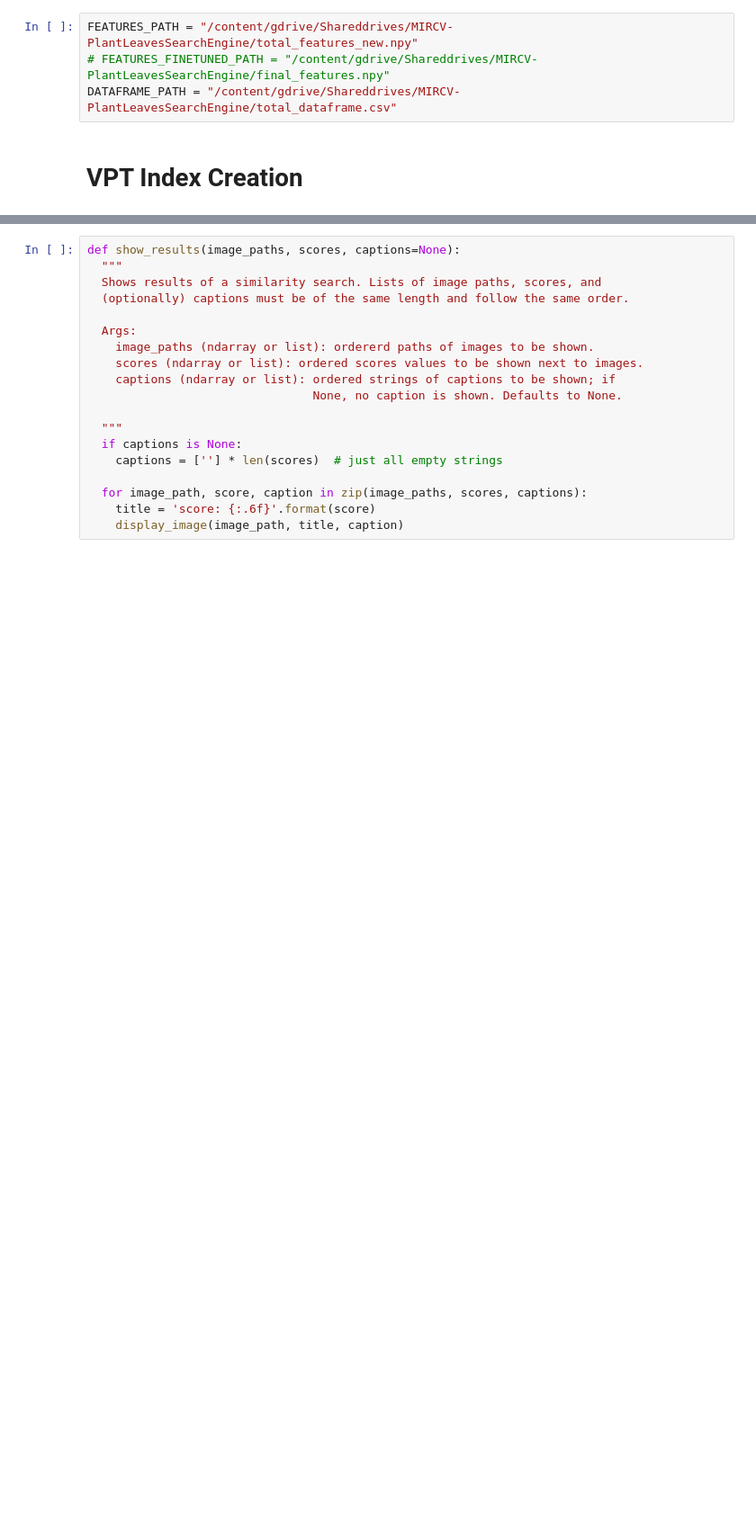
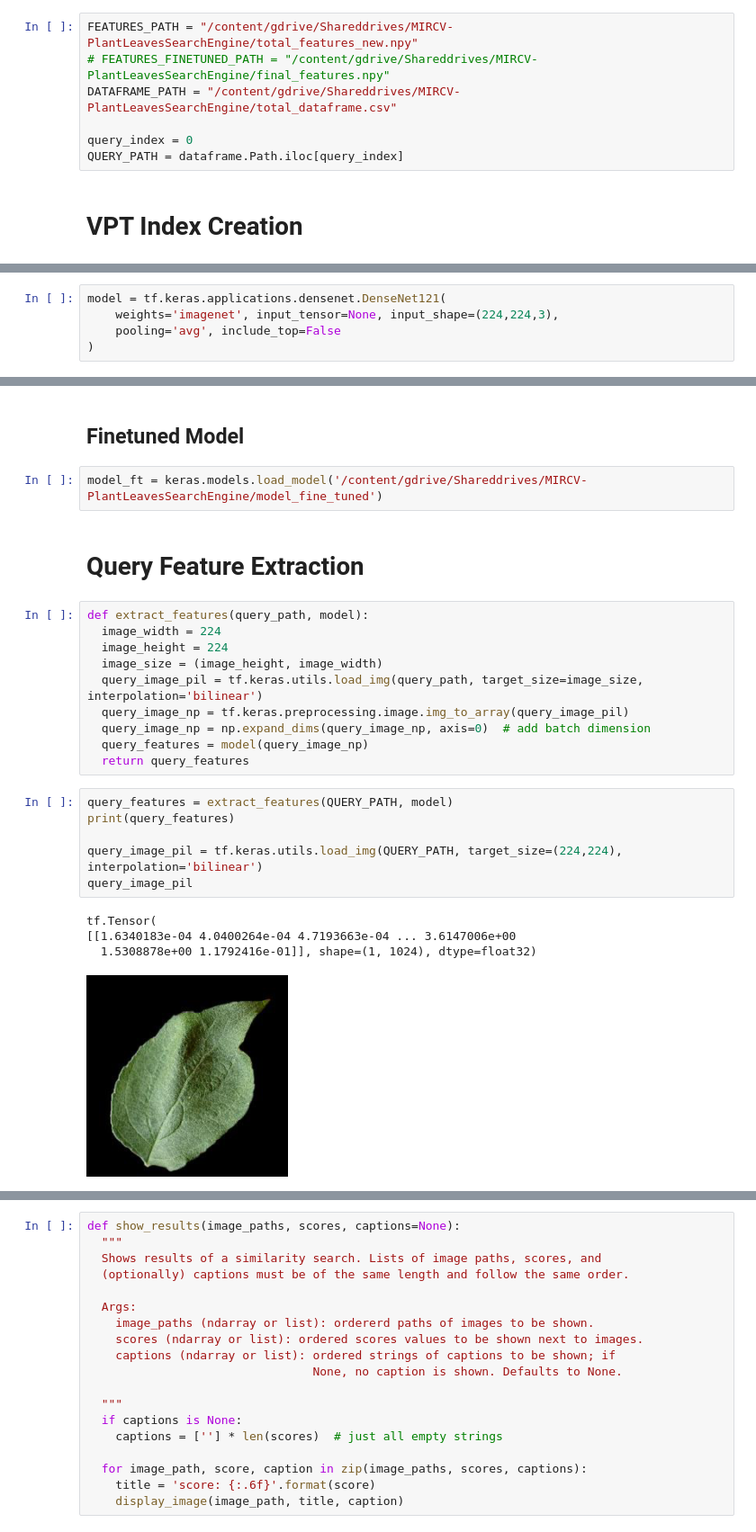
Before and after one commit to EdoardoMorucci/Plant-Leaves-Search-Engine---MIRCV, a Jupyter notebook: retrieval_system.ipynb, the cells around one changed output, grey strips where cells are left out. Shown at 90% size. Drawn from its saved outputs; the diff is of its cells as text; blank space fills up the shorter version.

```diff
--- a/retrieval_system.ipynb
+++ b/retrieval_system.ipynb
@@ -76,5 +95,8 @@ Downloading healthy-unhealthy-plants-dataset-segmented.zip to /content
 FEATURES_PATH = "/content/gdrive/Shareddrives/MIRCV-PlantLeavesSearchEngine/total_features_new.npy"
 # FEATURES_FINETUNED_PATH = "/content/gdrive/Shareddrives/MIRCV-PlantLeavesSearchEngine/final_features.npy"
 DATAFRAME_PATH = "/content/gdrive/Shareddrives/MIRCV-PlantLeavesSearchEngine/total_dataframe.csv"
+
+query_index = 0
+QUERY_PATH = dataframe.Path.iloc[query_index]
 # %% [markdown]
 # VPT Index Creation
@@ -89,0 +155,5 @@ vpt_index = VantagePointTree(features_and_ids, distance_measure="euclidian", siz
+# %%
+model = tf.keras.applications.densenet.DenseNet121(
+    weights='imagenet', input_tensor=None, input_shape=(224,224,3),
+    pooling='avg', include_top=False
+)
@@ -89,0 +164,27 @@ vpt_index = VantagePointTree(features_and_ids, distance_measure="euclidian", siz
+# %% [markdown]
+## Finetuned Model
+# %%
+model_ft = keras.models.load_model('/content/gdrive/Shareddrives/MIRCV-PlantLeavesSearchEngine/model_fine_tuned')
+# %% [markdown]
+# Query Feature Extraction
+# %%
+def extract_features(query_path, model):
+  image_width = 224
+  image_height = 224
+  image_size = (image_height, image_width)
+  query_image_pil = tf.keras.utils.load_img(query_path, target_size=image_size, interpolation='bilinear')
+  query_image_np = tf.keras.preprocessing.image.img_to_array(query_image_pil)
+  query_image_np = np.expand_dims(query_image_np, axis=0)  # add batch dimension
+  query_features = model(query_image_np)
+  return query_features
+# %%
+query_features = extract_features(QUERY_PATH, model)
+print(query_features)
+
+query_image_pil = tf.keras.utils.load_img(QUERY_PATH, target_size=(224,224), interpolation='bilinear')
+query_image_pil
+# %% [output]
+tf.Tensor(
+[[1.6340183e-04 4.0400264e-04 4.7193663e-04 ... 3.6147006e+00
+  1.5308878e+00 1.1792416e-01]], shape=(1, 1024), dtype=float32)
+[figure, added]
```
Also changed, not shown: parts of 33 cells of this notebook.
